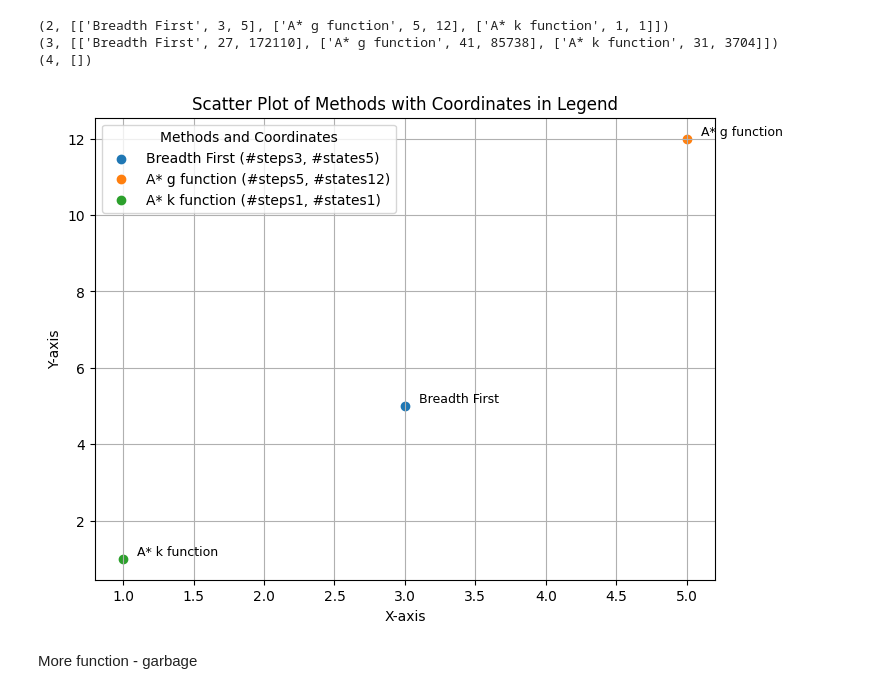
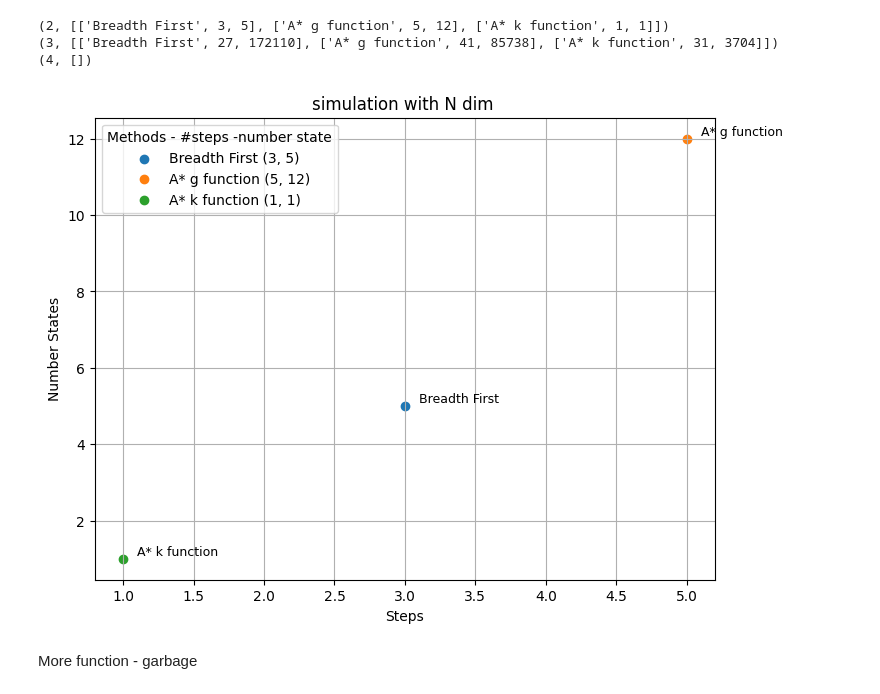
Before and after one commit to efemcy2245/CI2024_lab3, a Jupyter notebook: n-puzzle.ipynb, the cells around one changed output. Saved outputs shown, nothing was run; the diff lists cells and outputs as text; code cells hidden in the pictures.

```diff
--- a/n-puzzle.ipynb
+++ b/n-puzzle.ipynb
@@ -405,36 +405,36 @@ for value in container_experiment.items():
 # %%
 import matplotlib.pyplot as plt
 methods = container_experiment[2]
 
 names = [item[0] for item in methods]  # Method names
 x_values = [item[1] for item in methods]  # X-axis values
 y_values = [item[2] for item in methods]  # Y-axis values
 
 # Create scatter plot
 plt.figure(figsize=(8, 6))
 
 # Plot each point individually with a label that includes the method name and coordinates
 for x, y, name in zip(x_values, y_values, names):
-    label = f"{name} (#steps{x}, #states{y})"
+    label = f"{name} ({x}, {y})"
     plt.scatter(x, y, label=label)  # Use the custom label for the legend
 
 # Annotate each point with its method name
 for i, name in enumerate(names):
     plt.text(x_values[i] + 0.1, y_values[i] + 0.1, name, fontsize=9)
 
 # Add labels and title
-plt.xlabel('X-axis')
-plt.ylabel('Y-axis')
-plt.title('Scatter Plot of Methods with Coordinates in Legend')
+plt.xlabel('Steps')
+plt.ylabel('Number States')
+plt.title('simulation with N dim ')
 
 # Add legend
-plt.legend(title='Methods and Coordinates', loc='best')  # Add a legend with a title
+plt.legend(title='Methods - #steps -number state', loc='best')  # Add a legend with a title
 
 # Show grid and the plot
 plt.grid(True)
 plt.show()
 # %% [output]
-[figure, old version]
+[figure, new version]
 # %% [markdown]
 More function - garbage
 # %%
```
